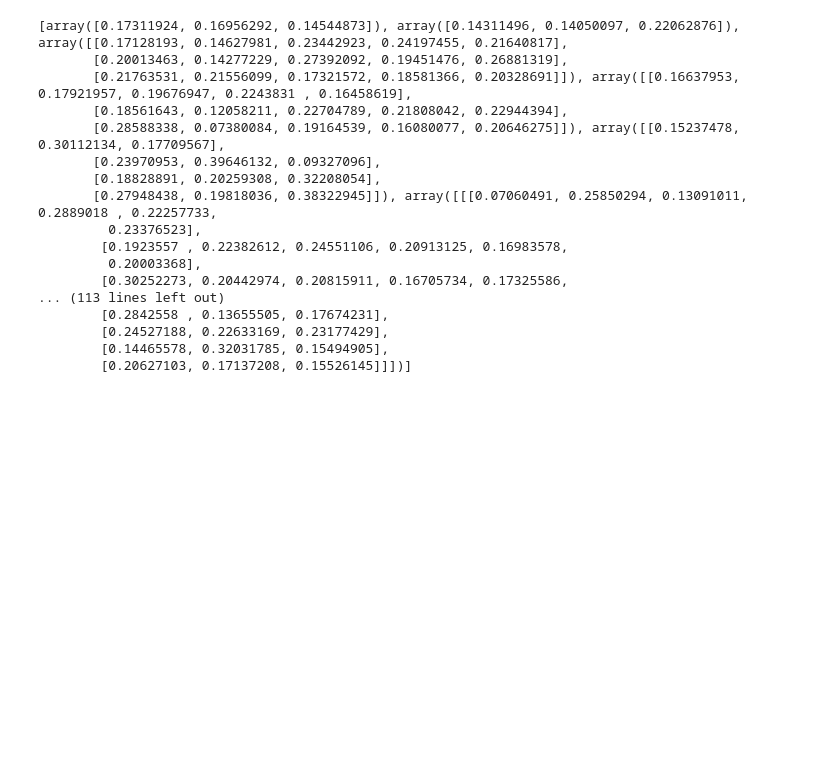
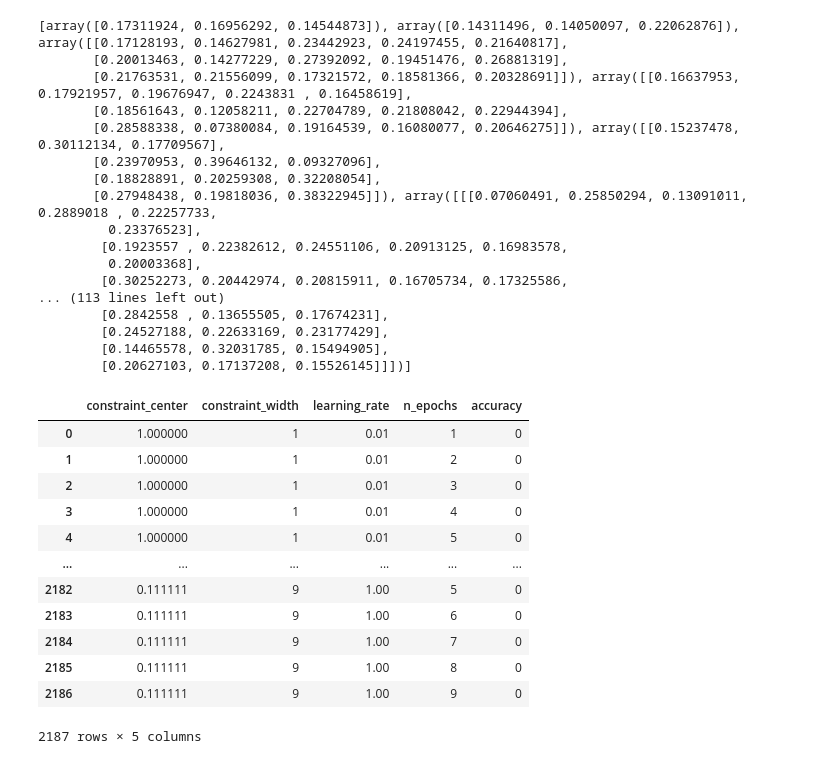
Before and after one commit to juelha/NeuroFuzzyRuleMiner, a Jupyter notebook: notebooks/Tryout_vector.ipynb, the cells around one changed output. Cells and saved outputs as stored; diff of their text form; code cells hidden in the pictures; blank space fills up the shorter version.

```diff
--- a/notebooks/Tryout_vector.ipynb
+++ b/notebooks/Tryout_vector.ipynb
@@ -1366,3 +1366,44 @@ print(deltas)
         [0.20627103, 0.17137208, 0.15526145]]])]
 # %%
 2 3 4 5 6 7 8
+# %%
+import numpy as np
+from itertools import product
+import pandas as pd
+
+search_dict = {}
+
+search_dict['constraint_center'] = [1/x for x in np.arange(start = 1, stop = 10, step = 1)]
+search_dict['constraint_width'] = [x for x in np.arange(start = 1, stop = 10, step = 1)]
+search_dict['learning_rate'] = [0.01, 0.1, 1.0]
+search_dict['n_epochs'] = [int(x) for x in np.arange(start = 1, stop = 10, step = 1)]
+
+#print(search_dict)
+keys = search_dict.keys()
+new_dict  = {key: [] for key in search_dict.keys()}
+new_dict['accuracy'] = []
+for params in  product(*search_dict.values()):
+    for i, key in enumerate(search_dict):
+        new_dict[key].append(params[i])
+    # for key, value in zip(search_dict.keys(), params):
+    #     new_dict[key].append(value)
+    new_dict['accuracy'].append(0)
+
+            # exp_dict = dict(zip(search_dict.keys(), params))
+            # print(exp_dict)
+            # print("\n")
+pd.DataFrame(new_dict)
+# %% [output]
+|  | constraint_center | constraint_width | learning_rate | n_epochs | accuracy |
+| 0 | 1.000000 | 1 | 0.01 | 1 | 0 |
+| 1 | 1.000000 | 1 | 0.01 | 2 | 0 |
+| 2 | 1.000000 | 1 | 0.01 | 3 | 0 |
+| 3 | 1.000000 | 1 | 0.01 | 4 | 0 |
+| 4 | 1.000000 | 1 | 0.01 | 5 | 0 |
+| ... | ... | ... | ... | ... | ... |
+| 2182 | 0.111111 | 9 | 1.00 | 5 | 0 |
+| 2183 | 0.111111 | 9 | 1.00 | 6 | 0 |
+| 2184 | 0.111111 | 9 | 1.00 | 7 | 0 |
+| 2185 | 0.111111 | 9 | 1.00 | 8 | 0 |
+| 2186 | 0.111111 | 9 | 1.00 | 9 | 0 |
+2187 rows × 5 columns
```
Also changed, not shown: 15 other files.
